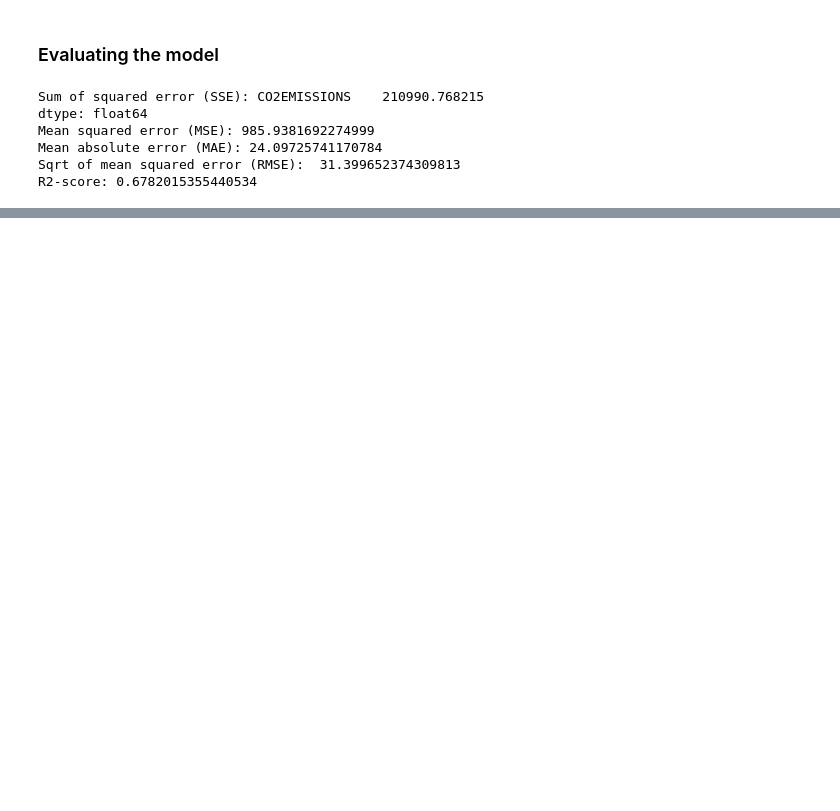
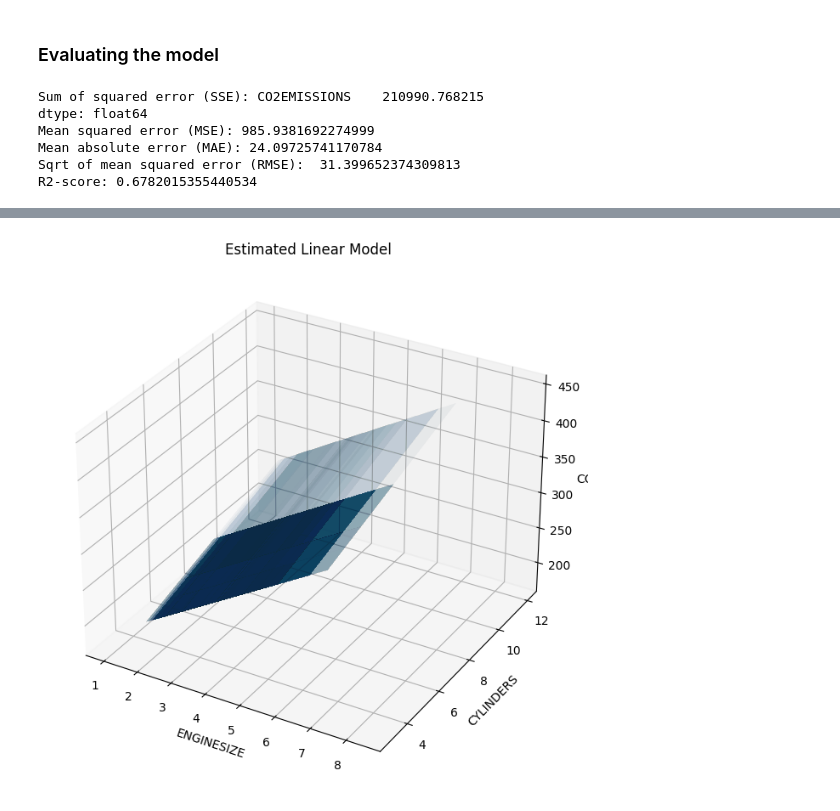
Before and after one commit to cchuang2009/2022-1, a Jupyter notebook: Python_IM/2023-2/Week_11_CO2_Emission_by_CAR.ipynb, the cells around one changed output, grey strips where cells are left out. Saved outputs shown, nothing was run; the diff lists cells and outputs as text; code cells hidden in the pictures; blank space fills up the shorter version.

```diff
--- a/Python_IM/2023-2/Week_11_CO2_Emission_by_CAR.ipynb
+++ b/Python_IM/2023-2/Week_11_CO2_Emission_by_CAR.ipynb
@@ -256,0 +425,5 @@ As same as the processing for estimated between `Engingesize ➡︎ CO2 emission
+# %%
+X=df[['ENGINESIZE','CYLINDERS']]
+y=df['CO2EMISSIONS']
+features=features=list(X.columns)
+LinearModel(X,y,features)
@@ -256,0 +439,34 @@ As same as the processing for estimated between `Engingesize ➡︎ CO2 emission
+# %%
+from mpl_toolkits.mplot3d import Axes3D
+
+# Fit the linear model
+model = linear_model.LinearRegression().fit(X, y)
+
+# Get the coefficients and intercept
+A1, A2 = model.coef_
+C = model.intercept_
+
+# Create a meshgrid of X and Y values
+X1, X2 = np.meshgrid(X['ENGINESIZE'],X['CYLINDERS'])
+Y = A1*X1 + A2*X2 + C
+
+# Create the 3D plot
+fig = plt.figure(figsize=[8,8])
+ax = fig.add_subplot(111, projection='3d')
+
+# Plot the data points
+#ax.scatter(X['ENGINESIZE'], X['CYLINDERS'], y)
+
+# Plot the estimated plane
+ax.plot_surface(X1, X2, Y, alpha=0.01)
+
+# Add labels and title
+ax.set_xlabel('ENGINESIZE')
+ax.set_ylabel('CYLINDERS')
+ax.set_zlabel('CO2')
+ax.set_title('Estimated Linear Model')
+
+# Show the plot
+plt.show()
+# %% [output]
+[figure, added]
```
Also changed, not shown: parts of 43 cells of this notebook.
